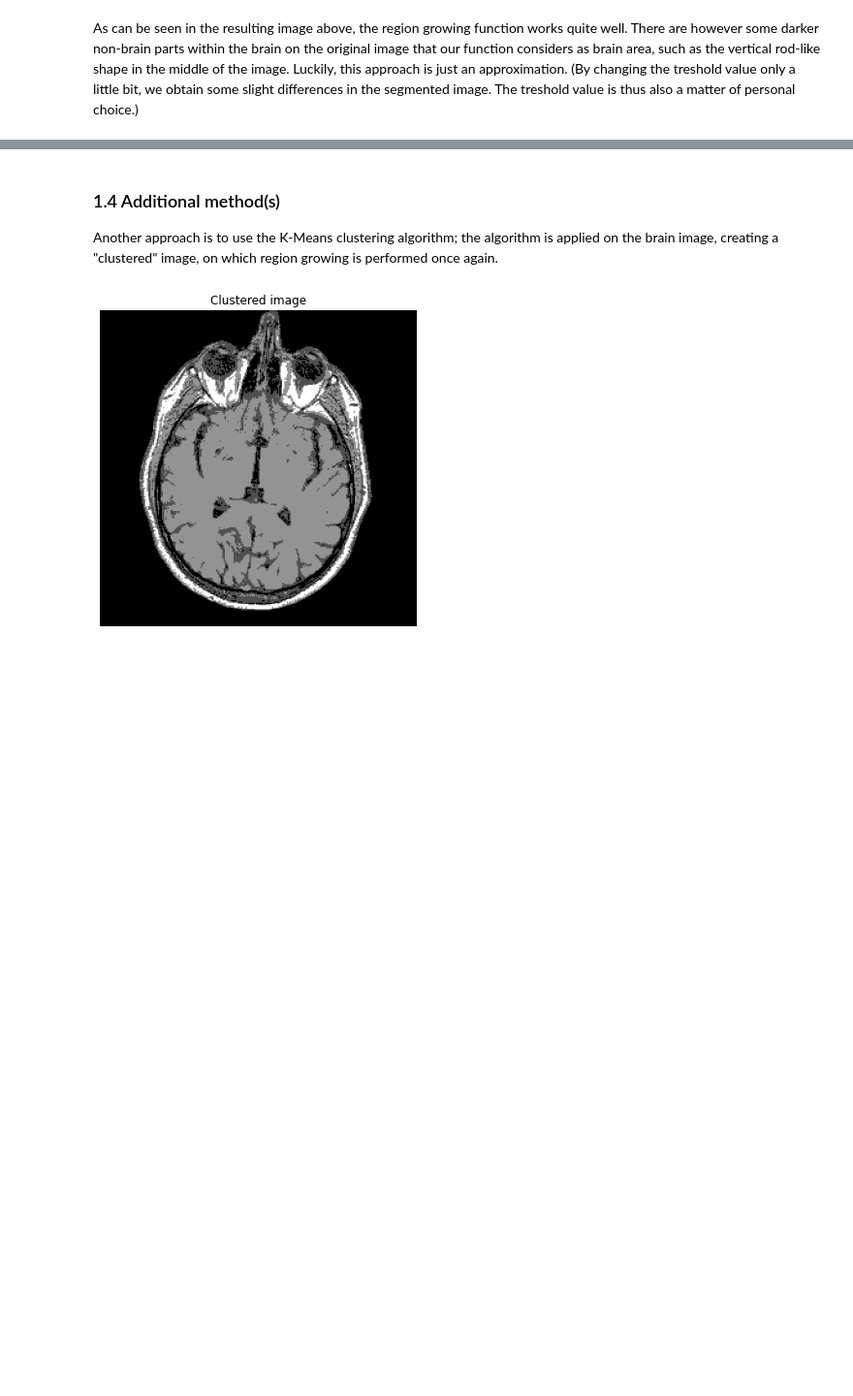
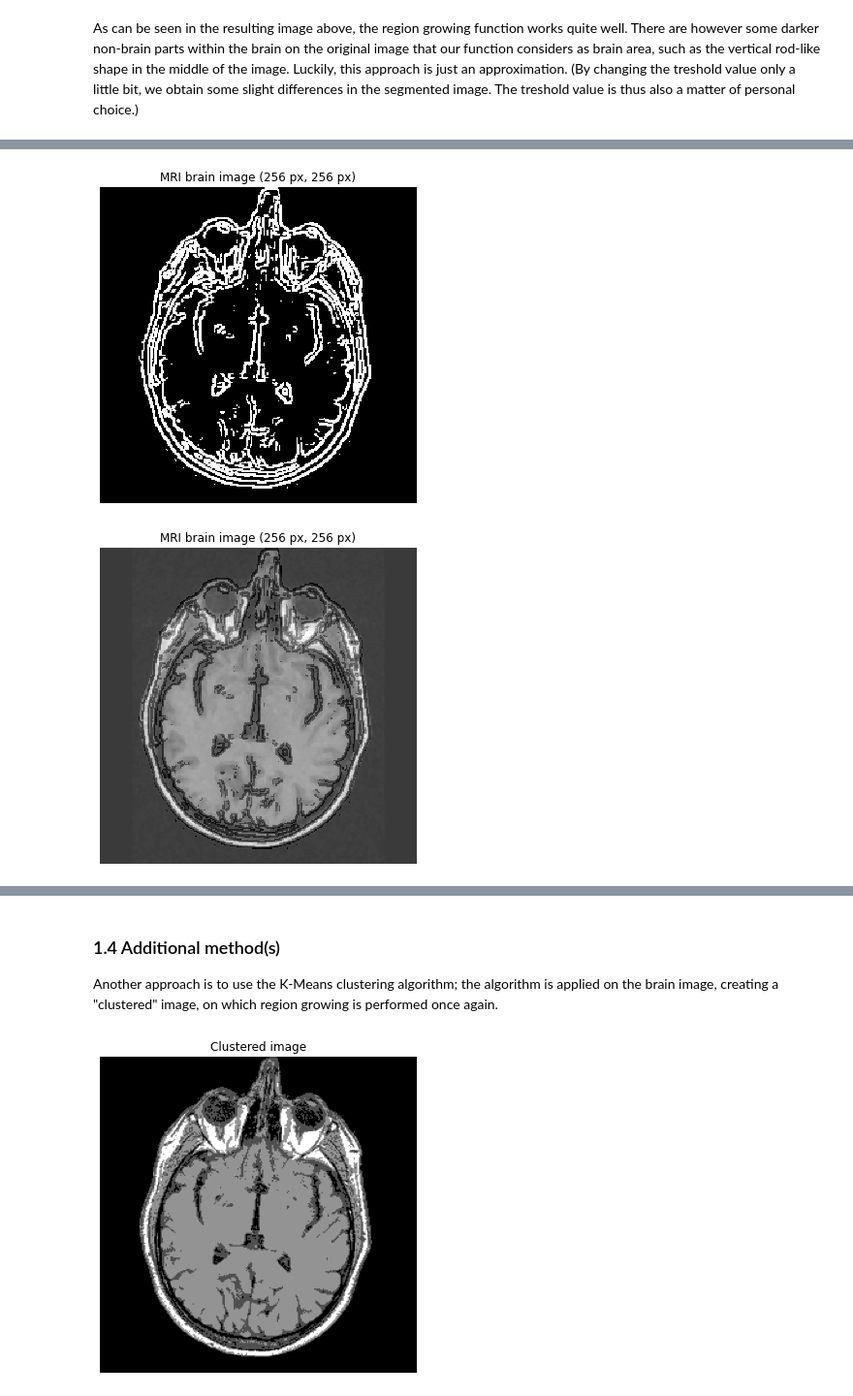
Before and after one commit to emarazz/iapr_2020, a Jupyter notebook: our_labs/lab_01_segmentation.ipynb, the cells around one changed output, grey strips where cells are left out. Shown at 97% size. Cells and saved outputs as stored; diff of their text form; code cells hidden in the pictures; blank space fills up the shorter version.

```diff
--- a/our_labs/lab_01_segmentation.ipynb
+++ b/our_labs/lab_01_segmentation.ipynb
@@ -126,0 +160,34 @@ Add your implementation and discussion
+# %%
+im = median_filtered
+LoG = ndimage.gaussian_laplace(im,1.5) # standard deviation parameter
+thres = np.absolute(LoG).mean() *3 # threshold
+output = np.zeros(LoG.shape)
+w = output.shape[1]
+h = output.shape[0]
+
+for y in range(1, h - 1):
+    for x in range(1, w - 1):
+        patch = LoG[y-1:y+2, x-1:x+2]
+        p = LoG[y, x]
+        maxP = patch.max()
+        minP = patch.min()
+        if (p > 0):
+            if minP < 0:
+                zeroCross = True
+            else:
+                zeroCross = False
+        else:
+            if maxP > 0:
+                zeroCross = True
+            else:
+                zeroCross = False
+        if ((maxP - minP) > thres) and zeroCross:
+            output[y, x] = 1
+
+LoG_masked = 255*(median_filtered-0.2*output.astype(float))
+
+plot_brain(output, original_size=False, img_size = (6,6))
+plot_brain(LoG_masked, original_size=False, img_size = (6,6))
+# %% [output]
+[figure, added]
+[figure, added]
```
Also changed, not shown: parts of 11 cells of this notebook, 1 other file.
